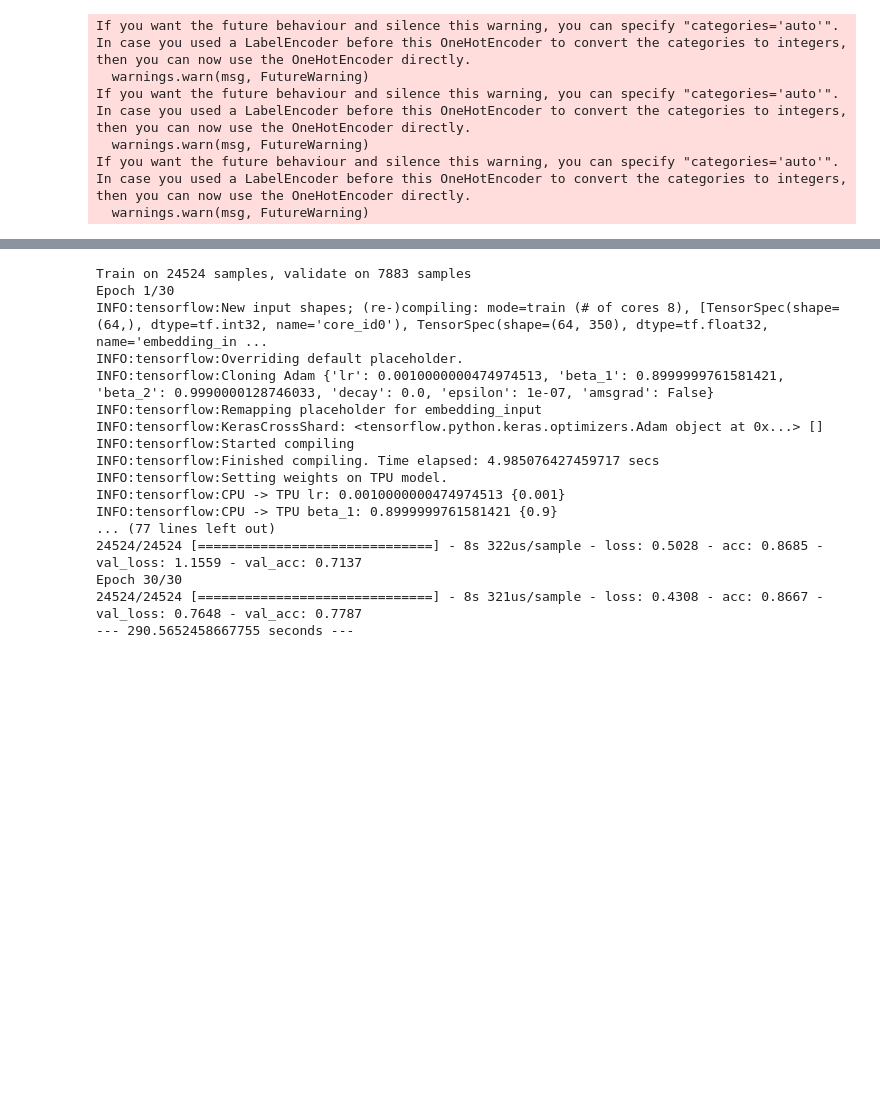
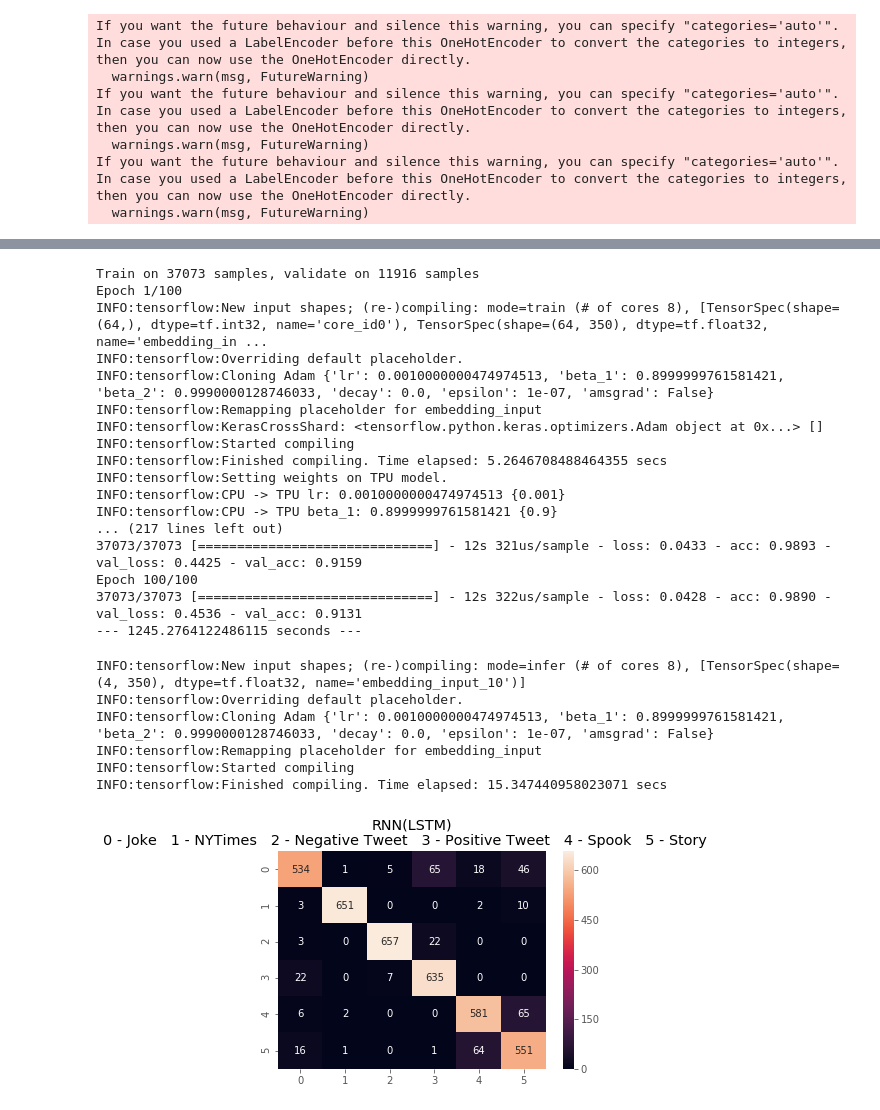
Before and after one commit to ninjamelons/TensorDNN, a Jupyter notebook: Untitled0.ipynb, the cells around one changed output, grey strips where cells are left out. Saved outputs shown, nothing was run; the diff lists cells and outputs as text; code cells hidden in the pictures; blank space fills up the shorter version.

```diff
--- a/Untitled0.ipynb
+++ b/Untitled0.ipynb
@@ -74,10 +103,10 @@ df_source=df_source.drop((df_source.sample(79, random_state=200).index))
 # %%
-### If it borks alternate the commends so you are getting df_source data
+### If it borks alternate the comments so you are getting df_source data
 
-#text = df_balanced['text'].values
-text = df_source['text'].values
-#y = df_balanced['categories'].values
-y = df_source['categories'].values
+text = df_balanced['text'].values
+#text = df_source['text'].values
+y = df_balanced['categories'].values
+#y = df_source['categories'].values
 
 sentences_train, sentences_test_val, categories_train, categories_test_val = train_test_split(text, y, test_size=0.30, random_state=1000)
 sentences_test, sentences_validation, categories_test, categories_validation = train_test_split(sentences_test_val, categories_test_val, test_size=0.25, random_state=1000)
@@ -187,3 +212,18 @@ def plot_history_one_graph(history):
       plt.plot(x, val_loss, label= h.model.name)
       plt.subplots_adjust(top=1.5)
       plt.legend()
+# %%
+import seaborn as sns
+
+X_validation_resized = X_validation[:-5,:]
+y_validation_resized = y_validation[:-5,:]
+print("Before resizing:", X_validation.shape, y_validation.shape)
+print("After resizing:", X_validation_resized.shape, y_validation_resized.shape)
+
+def plot_heatmap(model_name, prediction):
+  fig = sns.heatmap(confusion_matrix(
+    y_validation_resized.argmax(axis=1),
+    np.round(prediction).argmax(axis=1)),
+            annot=True,
+            fmt='.5g')
+  plt.title(model_name + "\n" + name_labels)
@@ -459,27 +588,44 @@ _________________________________________________________________
 # %%
 start_time = time.time()
 history_4 = tpu_model_4.fit(X_train, y_train,
-                        batch_size=512,
-                        epochs=30,
-                        class_weight=class_weight,
+                        batch_size=batch_size,
+                        epochs=epochs,
+                        #class_weight=class_weight,
                         validation_data=(X_test, y_test))
 print("--- %s seconds ---" % (time.time() - start_time))
 # %% [output]
-Train on 24524 samples, validate on 7883 samples
-Epoch 1/30
+Train on 37073 samples, validate on 11916 samples
+Epoch 1/100
 INFO:tensorflow:New input shapes; (re-)compiling: mode=train (# of cores 8), [TensorSpec(shape=(64,), dtype=tf.int32, name='core_id0'), TensorSpec(shape=(64, 350), dtype=tf.float32, name='embedding_in ...
 INFO:tensorflow:Overriding default placeholder.
 INFO:tensorflow:Cloning Adam {'lr': 0.0010000000474974513, 'beta_1': 0.8999999761581421, 'beta_2': 0.9990000128746033, 'decay': 0.0, 'epsilon': 1e-07, 'amsgrad': False}
 INFO:tensorflow:Remapping placeholder for embedding_input
 INFO:tensorflow:KerasCrossShard: <tensorflow.python.keras.optimizers.Adam object at 0x...> []
 INFO:tensorflow:Started compiling
-INFO:tensorflow:Finished compiling. Time elapsed: 4.985076427459717 secs
+INFO:tensorflow:Finished compiling. Time elapsed: 5.2646708488464355 secs
 INFO:tensorflow:Setting weights on TPU model.
 INFO:tensorflow:CPU -> TPU lr: 0.0010000000474974513 {0.001}
 INFO:tensorflow:CPU -> TPU beta_1: 0.8999999761581421 {0.9}
-... (77 lines left out)
-24524/24524 [==============================] - 8s 322us/sample - loss: 0.5028 - acc: 0.8685 - val_loss: 1.1559 - val_acc: 0.7137
-Epoch 30/30
-24524/24524 [==============================] - 8s 321us/sample - loss: 0.4308 - acc: 0.8667 - val_loss: 0.7648 - val_acc: 0.7787
---- 290.5652458667755 seconds ---
+... (217 lines left out)
+37073/37073 [==============================] - 12s 321us/sample - loss: 0.0433 - acc: 0.9893 - val_loss: 0.4425 - val_acc: 0.9159
+Epoch 100/100
+37073/37073 [==============================] - 12s 322us/sample - loss: 0.0428 - acc: 0.9890 - val_loss: 0.4536 - val_acc: 0.9131
+--- 1245.2764122486115 seconds ---
+# %%
+prediction_4 = tpu_model_4.predict(X_validation_resized)
+name_labels = ''
+j = 0
+for i in label_encoder.classes_:
+  name_labels += str(j) + " - " + i + "   "
+  j += 1
+
+plot_heatmap(tpu_model_4.history.model.name, prediction_4)
+# %% [output]
+INFO:tensorflow:New input shapes; (re-)compiling: mode=infer (# of cores 8), [TensorSpec(shape=(4, 350), dtype=tf.float32, name='embedding_input_10')]
+INFO:tensorflow:Overriding default placeholder.
+INFO:tensorflow:Cloning Adam {'lr': 0.0010000000474974513, 'beta_1': 0.8999999761581421, 'beta_2': 0.9990000128746033, 'decay': 0.0, 'epsilon': 1e-07, 'amsgrad': False}
+INFO:tensorflow:Remapping placeholder for embedding_input
+INFO:tensorflow:Started compiling
+INFO:tensorflow:Finished compiling. Time elapsed: 15.347440958023071 secs
+[figure, added]
 # %%
```
Also changed, not shown: parts of 49 cells of this notebook.
